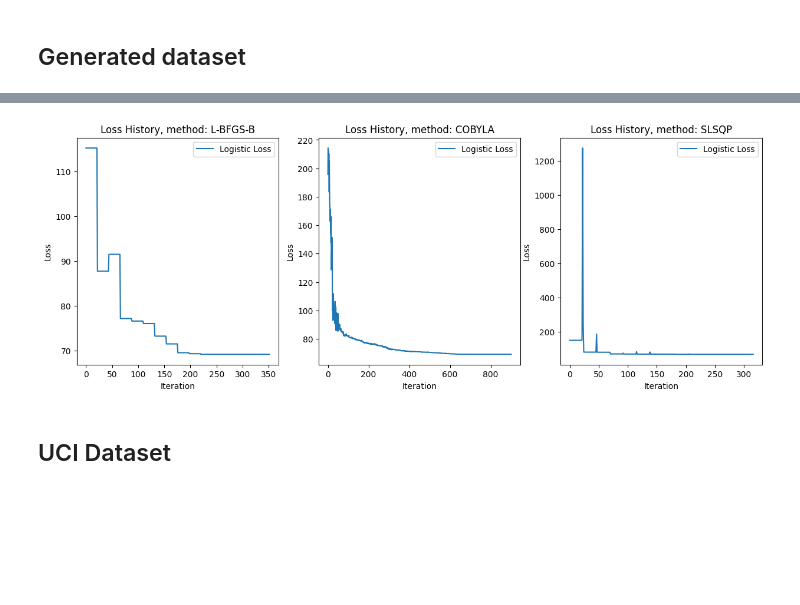
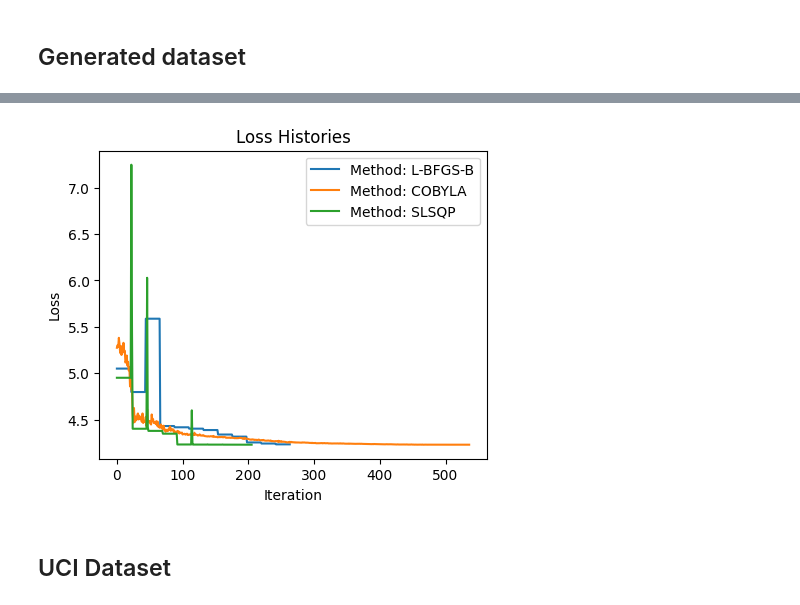
Before and after one commit to zalewskij/Optimization-in-Data-Analysis, a Jupyter notebook: results.ipynb, the cells around one changed output, grey strips where cells are left out. Saved outputs shown, nothing was run; the diff lists cells and outputs as text; code cells hidden in the pictures; blank space fills up the shorter version.

Commit message:
Parameters and some plots

```diff
--- a/results.ipynb
+++ b/results.ipynb
@@ -22,13 +11,0 @@ def plot_loss_histories(loss_histories_, idx=0):
-# %%
-def run_experiment(methods_, X_, y_, iter_=10):
-    accuracies_ = {m: [] for m in methods_}
-    loss_histories_ = {m: [] for m in methods_}
-    for i in range(iter_):
-        X_train_, X_test_, y_train_, y_test_ = train_test_split(X_, y_, test_size=0.2)
-        for m in methods_:
-            model_ = Model(method=m)
-            model_.fit(X_train_, y_train_)
-            loss_histories_[m].append(model_.get_loss_history())
-            y_pred_ = model_.predict(X_test_)
-            accuracies_[m].append(accuracy_score(y_test_, y_pred_))
-    return accuracies_, loss_histories_
@@ -41,13 +16,3 @@ n_samples = 1000
 n_features = 10
 X_train = np.random.randn(n_samples, n_features)
 y_train = np.random.choice([-1, 1], size=n_samples)
-loss_histories = {method: [] for method in methods}
-# %%
-optimal_parameters = {}
-
-for method in methods:
-    model = Model(method=method)
-    model.fit(X_train, y_train, verbose=False)
-    optimal_parameters[method] = model.get_optimal_parameters()
-
-pd.DataFrame(optimal_parameters)
@@ -59,0 +19,4 @@ pd.DataFrame(optimal_parameters)
+# %%
+for i in [100, 200, 300, 400, 500, 800]:
+    accuracies, loss_histories, optimal_params = run_experiment(X_train, y_train, iter_=1, max_iter=i, methods_=['COBYLA'])
+    print(pd.DataFrame(optimal_params))
@@ -60,7 +41,7 @@ pd.DataFrame(optimal_parameters)
 # %%
-plot_loss_histories(loss_histories)
+plot_loss_histories_one_plot_log(loss_histories)
 # %% [output]
-[figure, old version]
+[figure, new version]
 # %% [markdown]
 ## UCI Dataset
 # %% [markdown]
```
Also changed, not shown: parts of 17 cells of this notebook, 2 other files.
